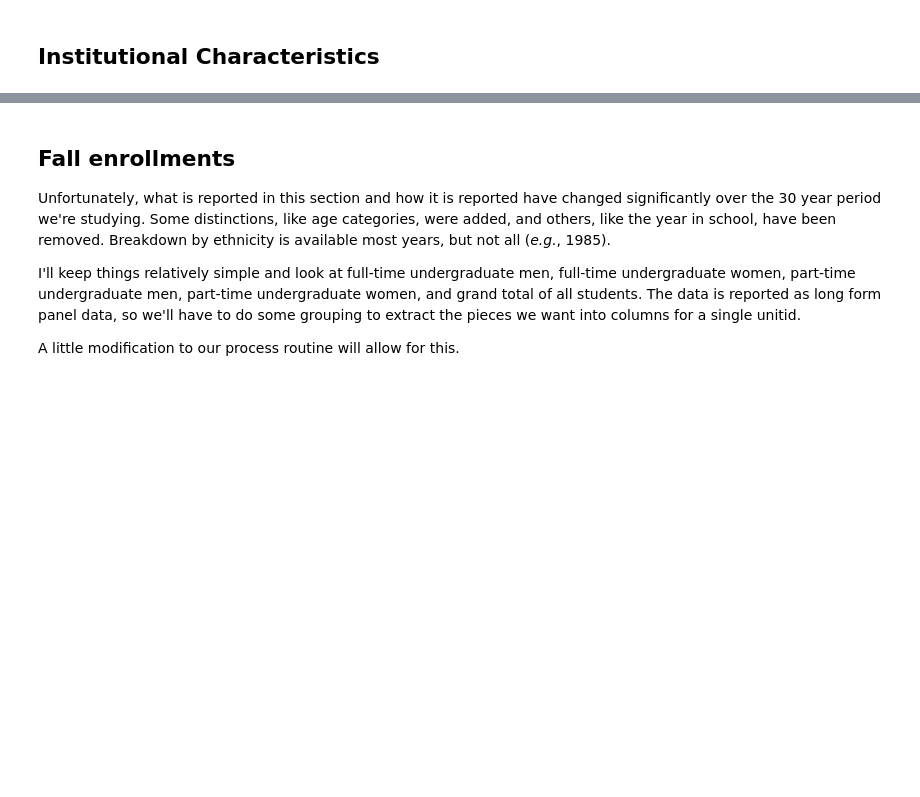
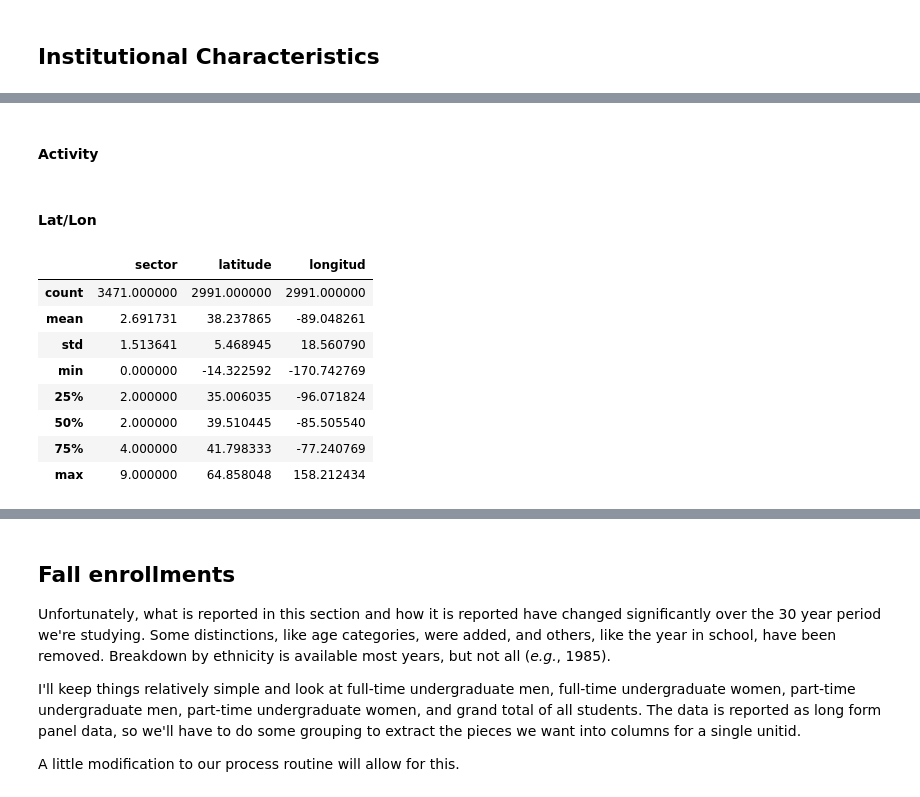
Before and after one commit to tachycline/collegestats, a Jupyter notebook: notebooks/01 - Clean and Combine.ipynb, the cells around one changed output, grey strips where cells are left out. Drawn from its saved outputs; the diff is of its cells as text; code cells hidden in the pictures; blank space fills up the shorter version.

```diff
--- a/notebooks/01 - Clean and Combine.ipynb
+++ b/notebooks/01 - Clean and Combine.ipynb
@@ -115,0 +140,5 @@ for year in csvfiles.keys():
+# %%
+# this would work in pandas 0.17, but unfortunately I'm running 0.16.
+#dataframes[1986] = dataframes[1986].reset_index().drop_duplicates(subset='index', keep=False).set_index('index')
+
+dataframes[1986] = dataframes[1986].reset_index().drop_duplicates(subset='unitid').set_index('unitid')
@@ -115,0 +157,29 @@ for year in csvfiles.keys():
+# %%
+dataframes[1984]['sector'] = dataframes[1986]['sector']
+dataframes[1985]['sector'] = dataframes[1986]['sector']
+
+for year in [1984, 1985, 1986, 1987]:
+    dataframes[year] = dataframes[year].dropna(subset=['sector'])
+# %% [markdown]
+#### Activity
+# %%
+for year in range(1984, 1998):
+    dataframes[year]['act'] = 'A'
+# %% [markdown]
+#### Lat/Lon
+# %%
+for year in range(1984, 2009):
+    dataframes[year]['latitude'] = dataframes[2009]['latitude']
+    dataframes[year]['longitud'] = dataframes[2009]['longitud']
+# %%
+dataframes[1984].describe()
+# %% [output]
+|  | sector | latitude | longitud |
+| count | 3471.000000 | 2991.000000 | 2991.000000 |
+| mean | 2.691731 | 38.237865 | -89.048261 |
+| std | 1.513641 | 5.468945 | 18.560790 |
+| min | 0.000000 | -14.322592 | -170.742769 |
+| 25% | 2.000000 | 35.006035 | -96.071824 |
+| 50% | 2.000000 | 39.510445 | -85.505540 |
+| 75% | 4.000000 | 41.798333 | -77.240769 |
+| max | 9.000000 | 64.858048 | 158.212434 |
```
Also changed, not shown: parts of 28 cells of this notebook.
